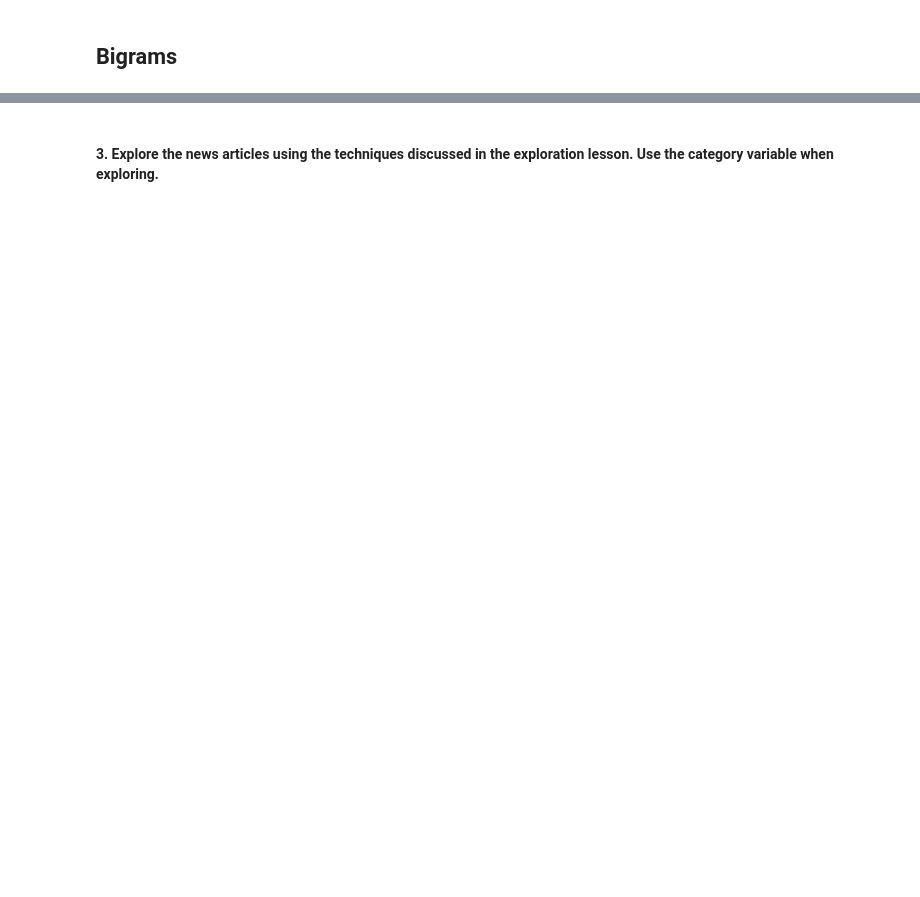
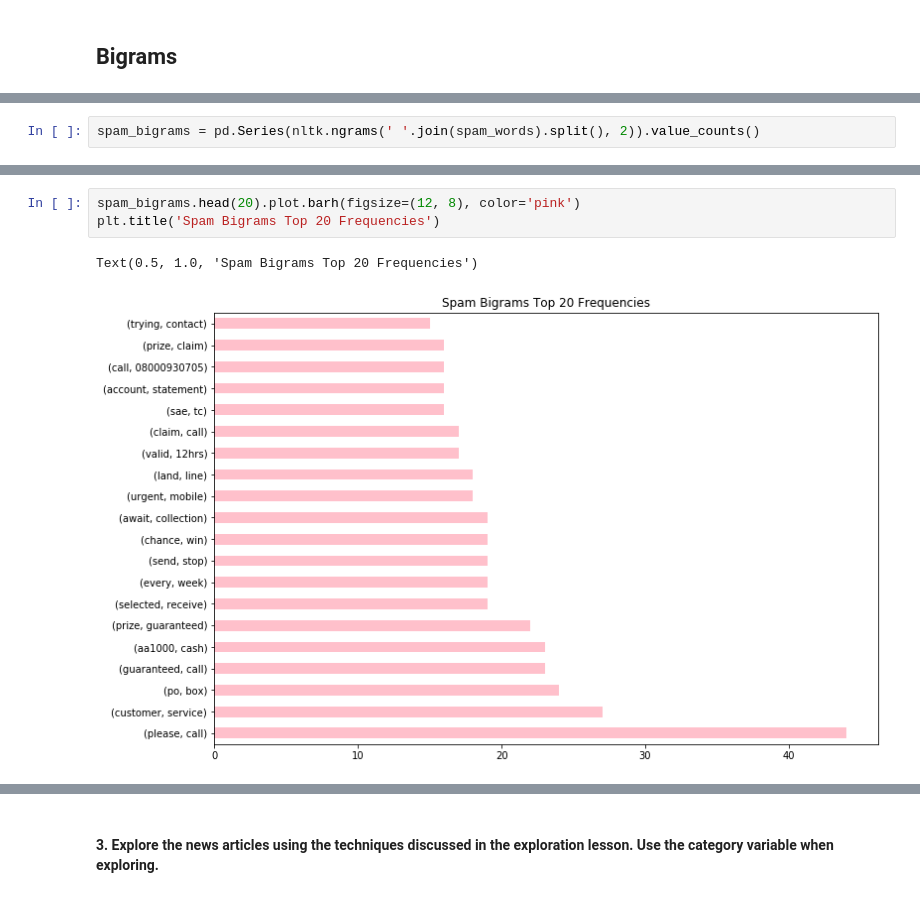
Before and after one commit to jessejinnaruiz/ds-methodologies-exercises, a Jupyter notebook: nlp/explore.ipynb, the cells around one changed output, grey strips where cells are left out. Cells and saved outputs as stored; diff of their text form; blank space fills up the shorter version.

```diff
--- a/nlp/explore.ipynb
+++ b/nlp/explore.ipynb
@@ -275,0 +402,2 @@ list(ham_bigrams)
+# %%
+spam_bigrams = pd.Series(nltk.ngrams(' '.join(spam_words).split(), 2)).value_counts()
@@ -275,0 +424,6 @@ list(ham_bigrams)
+# %%
+spam_bigrams.head(20).plot.barh(figsize=(12, 8), color='pink')
+plt.title('Spam Bigrams Top 20 Frequencies')
+# %% [output]
+Text(0.5, 1.0, 'Spam Bigrams Top 20 Frequencies')
+[figure, added]
```
Also changed, not shown: parts of 74 cells of this notebook.
